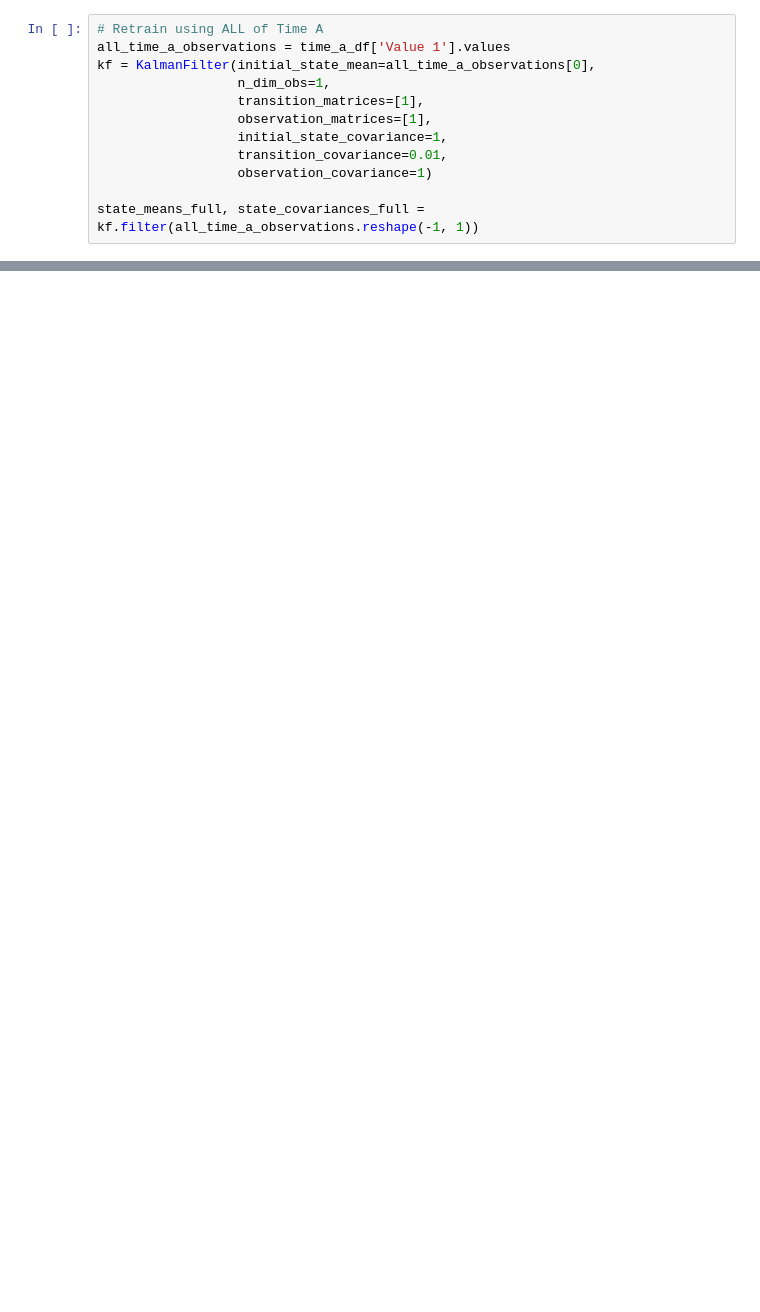
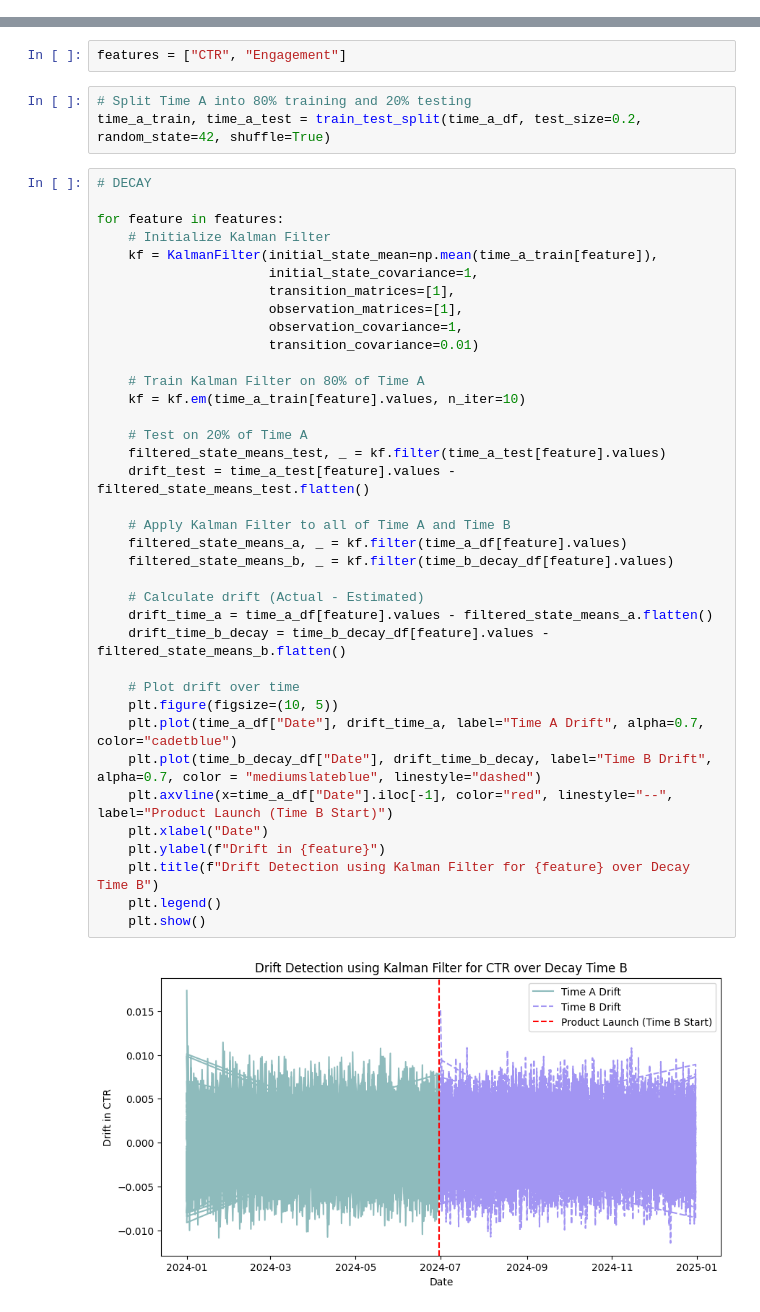
Before and after one commit to danieltabach/Drift-Detection, a Jupyter notebook: Kristen Models/KalmanFiltering.ipynb, the cells around one changed output, grey strips where cells are left out. Saved outputs shown, nothing was run; the diff lists cells and outputs as text; blank space fills up the shorter version.

Commit message:
Updating Kalman

```diff
--- a/Kristen Models/KalmanFiltering.ipynb
+++ b/Kristen Models/KalmanFiltering.ipynb
@@ -53,12 +6,0 @@ plt.show()
-# %%
-# Retrain using ALL of Time A
-all_time_a_observations = time_a_df['Value 1'].values
-kf = KalmanFilter(initial_state_mean=all_time_a_observations[0],
-                  n_dim_obs=1,
-                  transition_matrices=[1],
-                  observation_matrices=[1],
-                  initial_state_covariance=1,
-                  transition_covariance=0.01,
-                  observation_covariance=1)
-
-state_means_full, state_covariances_full = kf.filter(all_time_a_observations.reshape(-1, 1))
@@ -97,0 +31,44 @@ plt.show()
+# %%
+features = ["CTR", "Engagement"]
+# %%
+# Split Time A into 80% training and 20% testing
+time_a_train, time_a_test = train_test_split(time_a_df, test_size=0.2, random_state=42, shuffle=True)
+# %%
+# DECAY
+
+for feature in features:
+    # Initialize Kalman Filter
+    kf = KalmanFilter(initial_state_mean=np.mean(time_a_train[feature]),
+                      initial_state_covariance=1,
+                      transition_matrices=[1],
+                      observation_matrices=[1],
+                      observation_covariance=1,
+                      transition_covariance=0.01)
+
+    # Train Kalman Filter on 80% of Time A
+    kf = kf.em(time_a_train[feature].values, n_iter=10)
+
+    # Test on 20% of Time A
+    filtered_state_means_test, _ = kf.filter(time_a_test[feature].values)
+    drift_test = time_a_test[feature].values - filtered_state_means_test.flatten()
+
+    # Apply Kalman Filter to all of Time A and Time B
+    filtered_state_means_a, _ = kf.filter(time_a_df[feature].values)
+    filtered_state_means_b, _ = kf.filter(time_b_decay_df[feature].values)
+
+    # Calculate drift (Actual - Estimated)
+    drift_time_a = time_a_df[feature].values - filtered_state_means_a.flatten()
+    drift_time_b_decay = time_b_decay_df[feature].values - filtered_state_means_b.flatten()
+
+    # Plot drift over time
+    plt.figure(figsize=(10, 5))
+    plt.plot(time_a_df["Date"], drift_time_a, label="Time A Drift", alpha=0.7, color="cadetblue")
+    plt.plot(time_b_decay_df["Date"], drift_time_b_decay, label="Time B Drift", alpha=0.7, color = "mediumslateblue", linestyle="dashed")
+    plt.axvline(x=time_a_df["Date"].iloc[-1], color="red", linestyle="--", label="Product Launch (Time B Start)")
+    plt.xlabel("Date")
+    plt.ylabel(f"Drift in {feature}")
+    plt.title(f"Drift Detection using Kalman Filter for {feature} over Decay Time B")
+    plt.legend()
+    plt.show()
+# %% [output]
+[figure, added]
```
Also changed, not shown: parts of 12 cells of this notebook, 1 other file.
